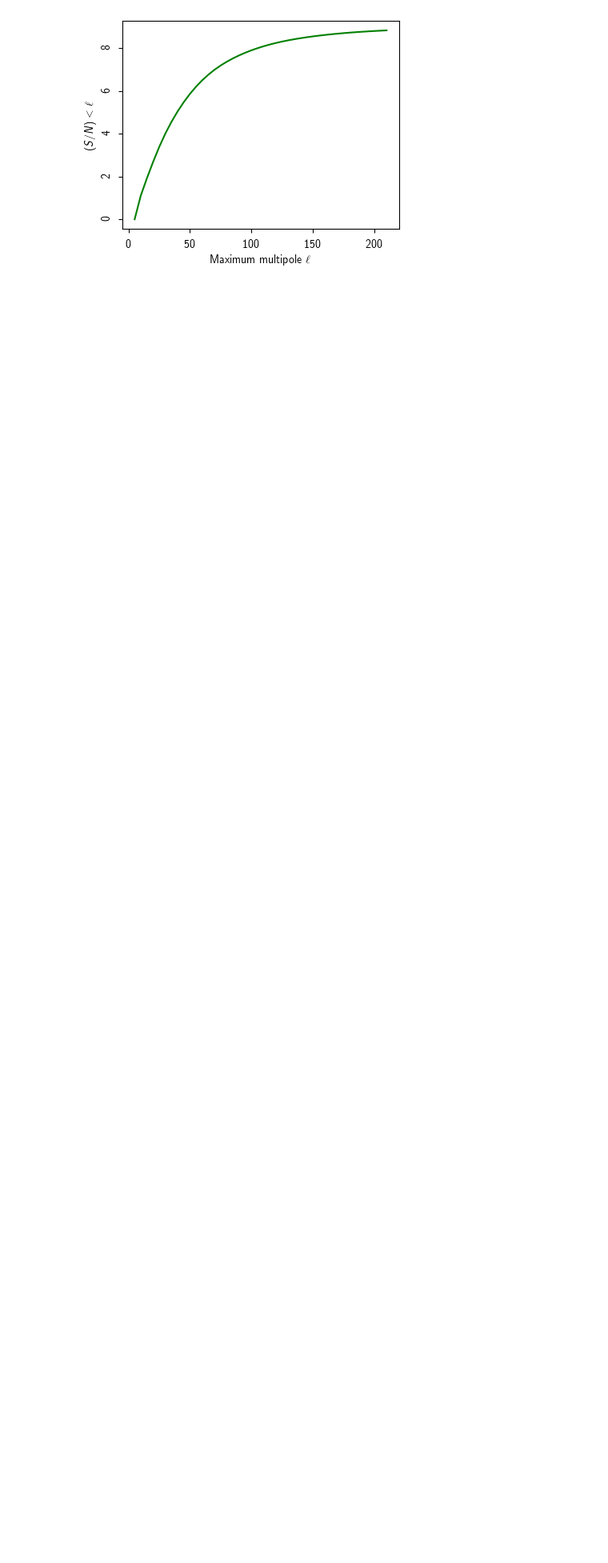
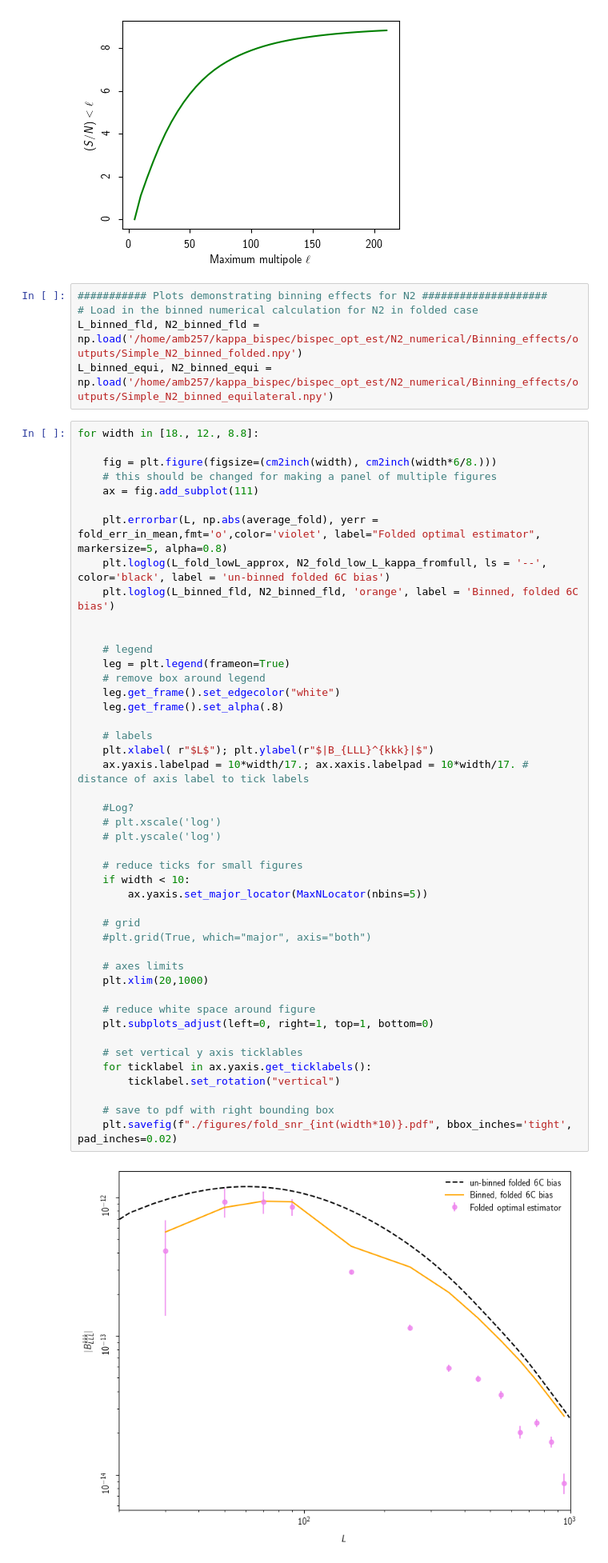
Before and after one commit to aleksandrbowkis/bispec_opt_est, a Jupyter notebook: Plots/paper_plots/equi_opt_est.ipynb, the cells around one changed output. Shown at 80% size. Cells and saved outputs as stored; diff of their text form; blank space fills up the shorter version.

```diff
--- a/Plots/paper_plots/equi_opt_est.ipynb
+++ b/Plots/paper_plots/equi_opt_est.ipynb
@@ -700,3 +694,55 @@ No artists with labels found to put in legend.  Note that artists whose label st
 [figure]
 [figure]
 [figure]
+# %%
+########### Plots demonstrating binning effects for N2 ####################
+# Load in the binned numerical calculation for N2 in folded case
+L_binned_fld, N2_binned_fld = np.load('/home/amb257/kappa_bispec/bispec_opt_est/N2_numerical/Binning_effects/outputs/Simple_N2_binned_folded.npy')
+L_binned_equi, N2_binned_equi = np.load('/home/amb257/kappa_bispec/bispec_opt_est/N2_numerical/Binning_effects/outputs/Simple_N2_binned_equilateral.npy')
+# %%
+for width in [18., 12., 8.8]:
+
+    fig = plt.figure(figsize=(cm2inch(width), cm2inch(width*6/8.)))
+    # this should be changed for making a panel of multiple figures
+    ax = fig.add_subplot(111)
+
+    plt.errorbar(L, np.abs(average_fold), yerr = fold_err_in_mean,fmt='o',color='violet', label="Folded optimal estimator", markersize=5, alpha=0.8)
+    plt.loglog(L_fold_lowL_approx, N2_fold_low_L_kappa_fromfull, ls = '--', color='black', label = 'un-binned folded 6C bias')
+    plt.loglog(L_binned_fld, N2_binned_fld, 'orange', label = 'Binned, folded 6C bias')
+
+
+    # legend
+    leg = plt.legend(frameon=True)
+    # remove box around legend
+    leg.get_frame().set_edgecolor("white")
+    leg.get_frame().set_alpha(.8)
+
+    # labels
+    plt.xlabel( r"$L$"); plt.ylabel(r"$|B_{LLL}^{kkk}|$")
+    ax.yaxis.labelpad = 10*width/17.; ax.xaxis.labelpad = 10*width/17. # distance of axis label to tick labels
+
+    #Log?
+    # plt.xscale('log')
+    # plt.yscale('log')
+
+    # reduce ticks for small figures
+    if width < 10:
+        ax.yaxis.set_major_locator(MaxNLocator(nbins=5))
+
+    # grid
+    #plt.grid(True, which="major", axis="both")
+
+    # axes limits
+    plt.xlim(20,1000)
+
+    # reduce white space around figure
+    plt.subplots_adjust(left=0, right=1, top=1, bottom=0)
+
+    # set vertical y axis ticklables
+    for ticklabel in ax.yaxis.get_ticklabels():
+        ticklabel.set_rotation("vertical")
+
+    # save to pdf with right bounding box
+    plt.savefig(f"./figures/fold_snr_{int(width*10)}.pdf", bbox_inches='tight', pad_inches=0.02)
+# %% [output]
+[figure, added]
```
Also changed, not shown: parts of 4 cells of this notebook, 32 other files.
